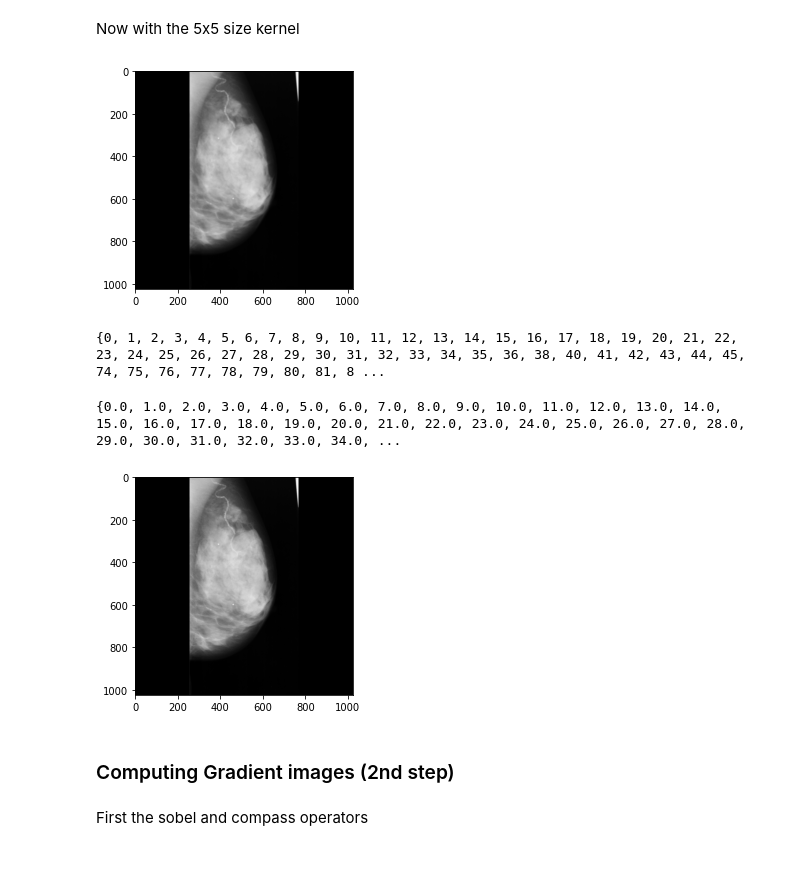
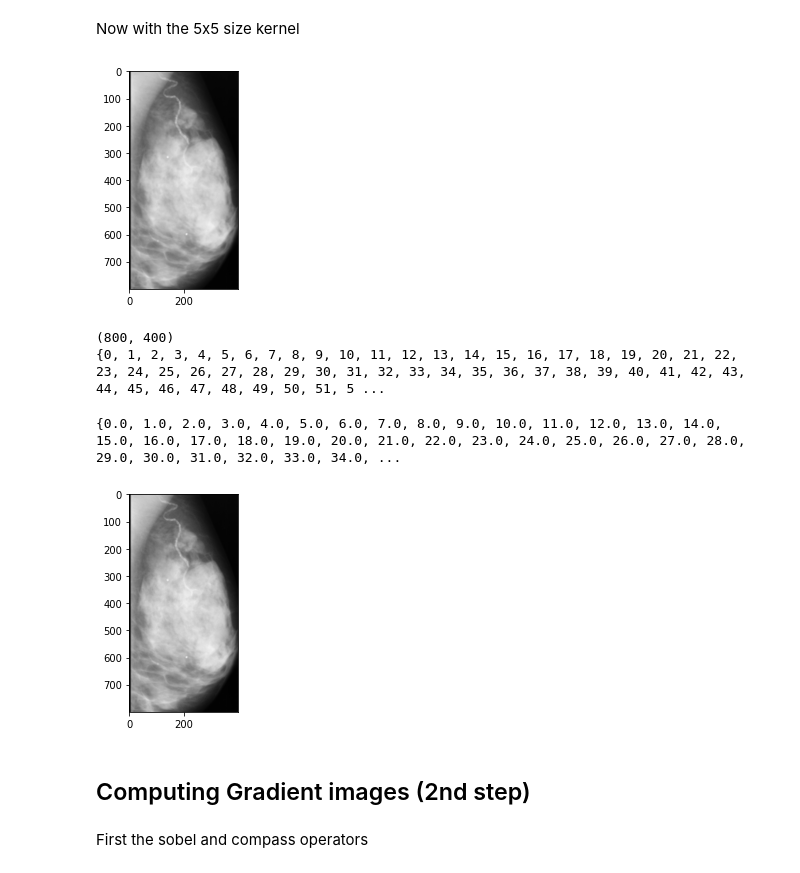
Before and after one commit to srijansingh53/MammoHance, a Jupyter notebook: data_viz.ipynb, the cells around one changed output. Drawn from its saved outputs; the diff is of its cells as text; code cells hidden in the pictures.

```diff
--- a/data_viz.ipynb
+++ b/data_viz.ipynb
@@ -16,6 +17,8 @@ import matplotlib.pyplot as plt
 import glob
 
 %matplotlib inline
+# %%
+matplotlib.rcParams['figure.figsize'] = [20, 10]
 # %%
 abnormal_filenames=sorted(glob.glob('circ-calc/*.pgm'))
 normal_filenames=sorted(glob.glob('normal/*.pgm'))
@@ -105,35 +113,38 @@ Now with the 5x5 size kernel
 # %%
 def mean5x5(img):
     kernel = np.ones((5,5),np.float32)/25
     mean5 = cv2.filter2D(img,-1,kernel)
     plt.imshow(mean5, cmap='gray')
-    return mean3
+    return mean5
 
 image = cv2.imread(normal_filenames[-1],-1)
+image = image[0:800,250:650]
 mean5 = mean5x5(image)
 # %% [output]
-[figure, old version]
+[figure, new version]
 # %%
 diff5 = image-mean5
+print(diff5.shape)
 print(set(diff5.flatten()))
 # %% [output]
-{0, 1, 2, 3, 4, 5, 6, 7, 8, 9, 10, 11, 12, 13, 14, 15, 16, 17, 18, 19, 20, 21, 22, 23, 24, 25, 26, 27, 28, 29, 30, 31, 32, 33, 34, 35, 36, 38, 40, 41, 42, 43, 44, 45, 74, 75, 76, 77, 78, 79, 80, 81, 8 ...
+(800, 400)
+{0, 1, 2, 3, 4, 5, 6, 7, 8, 9, 10, 11, 12, 13, 14, 15, 16, 17, 18, 19, 20, 21, 22, 23, 24, 25, 26, 27, 28, 29, 30, 31, 32, 33, 34, 35, 36, 37, 38, 39, 40, 41, 42, 43, 44, 45, 46, 47, 48, 49, 50, 51, 5 ...
 # %%
-S = np.ones((1024,1024))
+S = np.ones((800,400))
 T = 3
 
 for i in range(image.shape[0]):
     for j in range(image.shape[1]):
-        if diff3[i][j]>T:
-            S[i][j]=mean3[i][j]
+        if diff5[i][j]>T:
+            S[i][j]=mean5[i][j]
         else:
             S[i][j]=image[i][j]
 plt.imshow(S,cmap='gray')
 print(set(S.flatten()))
 # %% [output]
 {0.0, 1.0, 2.0, 3.0, 4.0, 5.0, 6.0, 7.0, 8.0, 9.0, 10.0, 11.0, 12.0, 13.0, 14.0, 15.0, 16.0, 17.0, 18.0, 19.0, 20.0, 21.0, 22.0, 23.0, 24.0, 25.0, 26.0, 27.0, 28.0, 29.0, 30.0, 31.0, 32.0, 33.0, 34.0, ...
-[figure, old version]
+[figure, new version]
 # %% [markdown]
-### Computing Gradient images (2nd step)
+## Computing Gradient images (2nd step)
 # %% [markdown]
 First the sobel and compass operators
```
Also changed, not shown: parts of 33 cells of this notebook.
